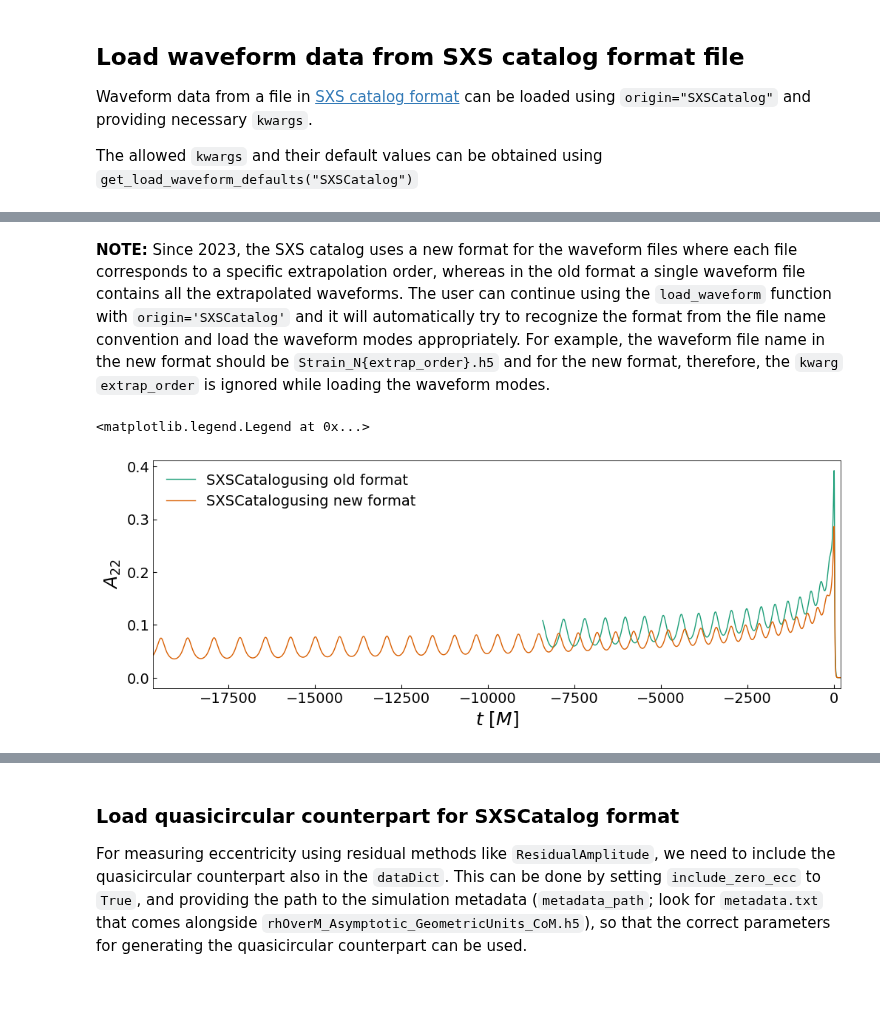
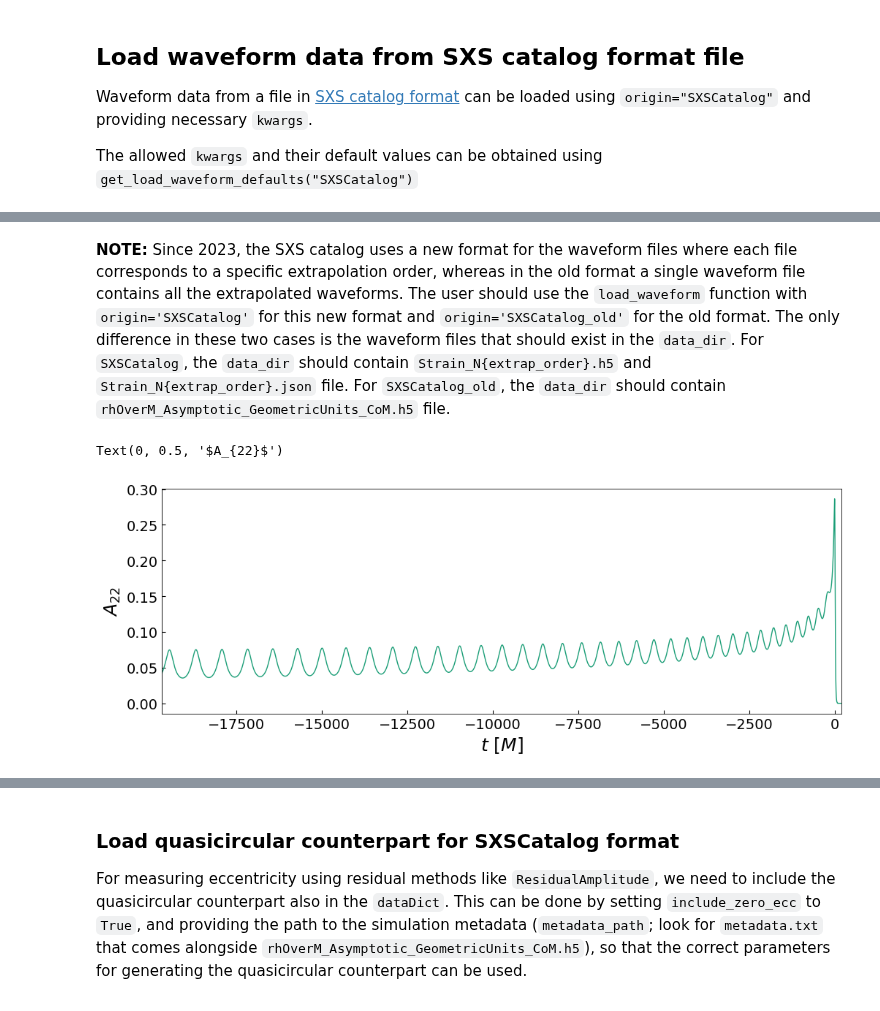
Before and after one commit to vijayvarma392/gw_eccentricity, a Jupyter notebook: examples/load_waveform_demo.ipynb, the cells around one changed output, grey strips where cells are left out. Cells and saved outputs as stored; diff of their text form; code cells hidden in the pictures.

Commit message:
update the load_waveform notebook

```diff
--- a/examples/load_waveform_demo.ipynb
+++ b/examples/load_waveform_demo.ipynb
@@ -109,28 +109,22 @@ get_load_waveform_defaults(origin)
  'mode_array': [(2, 2)],
  'extrap_order': 2}
 # %% [markdown]
-**NOTE:** Since 2023, the SXS catalog uses a new format for the waveform files where each file corresponds to a specific extrapolation order, whereas in the old format a single waveform file contains all the extrapolated waveforms. The user can continue using the `load_waveform` function with `origin='SXSCatalog'` and it will automatically try to recognize the format from the file name convention and load the waveform modes appropriately. For example, the waveform file name in the new format should be `Strain_N{extrap_order}.h5` and for the new format, therefore, the `kwarg` `extrap_order` is ignored while loading the waveform modes.
+**NOTE:** Since 2023, the SXS catalog uses a new format for the waveform files where each file corresponds to a specific extrapolation order, whereas in the old format a single waveform file contains all the extrapolated waveforms. The user should use the `load_waveform` function with `origin='SXSCatalog'` for this new format and `origin='SXSCatalog_old'` for the old format. The only difference in these two cases is the waveform files that should exist in the `data_dir`. For `SXSCatalog`, the `data_dir` should contain `Strain_N{extrap_order}.h5` and `Strain_N{extrap_order}.json` file. For `SXSCatalog_old`, the `data_dir` should contain `rhOverM_Asymptotic_GeometricUnits_CoM.h5` file.
 # %%
 # Uncomment below and run to get details of allowed kwargs for origin='SXSCatalog'
 # get_load_waveform_docs("SXSCatalog")
 # %%
-# Load nr data from sxs catalog format file using only filepath and default values for other kwargs
-# file in the old format
-kwargs_old = {"filepath": "data/SXS:BBH:2311/Lev3/rhOverM_Asymptotic_GeometricUnits_CoM.h5"}
-# file in the new format
-kwargs_new = {"filepath": "data/SXS:BBH:2538/Lev3/Strain_N2.h5"}
-dataDict_old = load_waveform(origin, **kwargs_old)
-dataDict_new = load_waveform(origin, **kwargs_new)
+# Load nr data from sxs catalog format file
+kwargs = {"data_dir": "data/SXS:BBH:2538/Lev3/"}
+dataDict = load_waveform(origin="SXSCatalog", **kwargs)
 
 
 fig, ax = plt.subplots(figsize=(12, 4))
 # Plot the amplitude of the (2,2) mode
-ax.plot(dataDict_old["t"], np.abs(dataDict_old["hlm"][(2, 2)]), label=origin + "using old format")
-ax.plot(dataDict_new["t"], np.abs(dataDict_new["hlm"][(2, 2)]), label=origin + "using new format")
-ax.set_xlim(dataDict_new["t"][0], 200)
+ax.plot(dataDict["t"], np.abs(dataDict["hlm"][(2, 2)]))
+ax.set_xlim(dataDict["t"][0], 200)
 ax.set_xlabel(labelsDict["t_dimless"])
 ax.set_ylabel(labelsDict["amp22"])
-ax.legend(loc="upper left")
 # %% [output]
-<matplotlib.legend.Legend at 0x...>
+Text(0, 0.5, '$A_{22}$')
-[figure, old version]
+[figure, new version]
```
Also changed, not shown: parts of 7 cells of this notebook, 1 other file.
